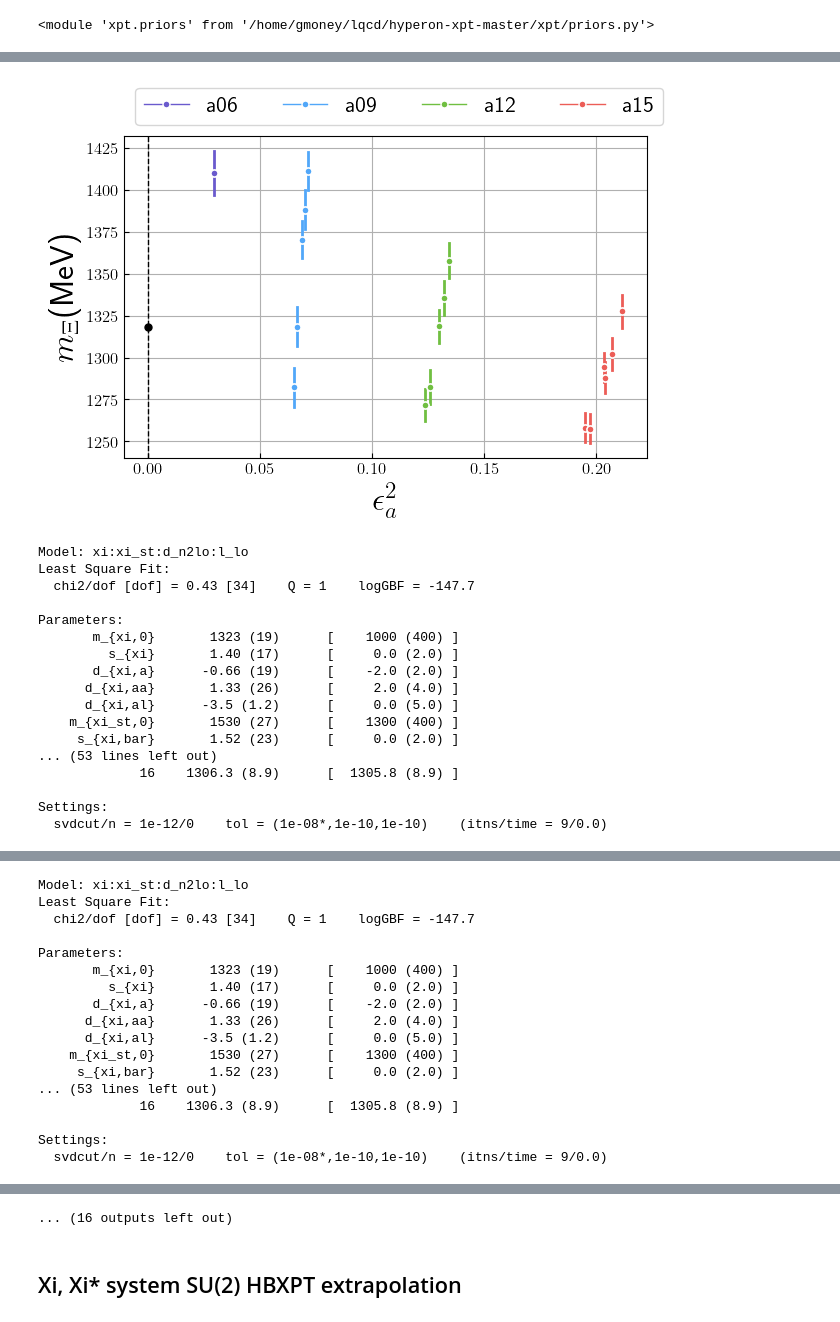
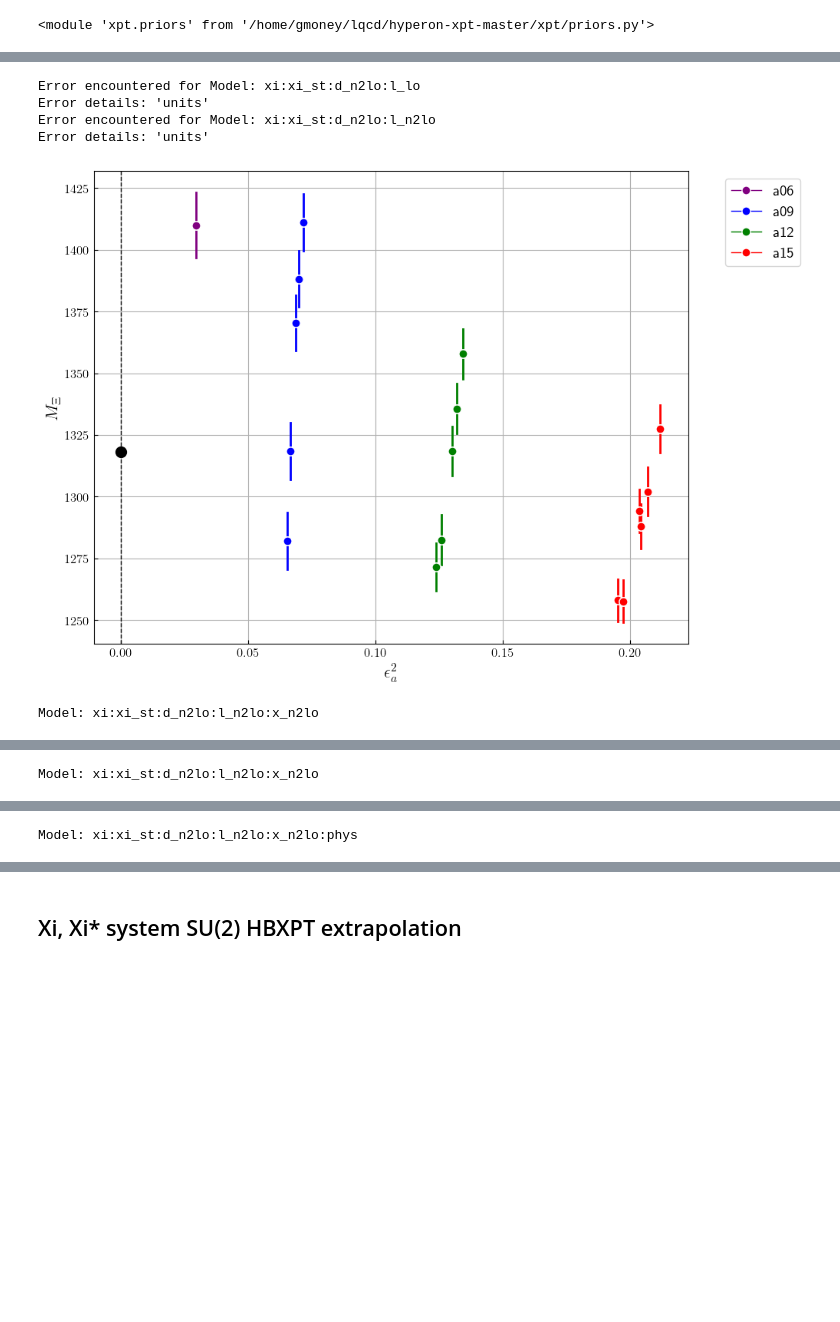
Before and after one commit to gdbrad/hyperon_su2_hbxpt, a Jupyter notebook: notebooks/su2_hyperon_extrap.ipynb, the cells around one changed output, grey strips where cells are left out. Cells and saved outputs as stored; diff of their text form; code cells hidden in the pictures; blank space fills up the shorter version.

```diff
--- a/notebooks/su2_hyperon_extrap.ipynb
+++ b/notebooks/su2_hyperon_extrap.ipynb
@@ -225,0 +68,18 @@ plt.close()
+# %%
+reload(xfa)
+reload(fit)
+model_info=xi_models['xi:xi_st:d_n2lo:l_n2lo:x_n2lo:phys']
+xi_fit = fit.FitRoutine(prior=prior,data=data, project_path=data_dir,model_info=model_info,
+                    phys_point_data=phys_point_data, emp_bayes=None,empbayes_grouping=None)
+print(xi_fit)
+print(xi_fit.extrapolation(observables=['sigma_pi','mass'],data=phys_point_data))
+extrap_analysis = xfa.Xpt_Fit_Analysis(verbose=False, phys_point_data=phys_point_data,
+                                data=data, model_info=model_info, prior=new_prior,project_path=data_dir)
+# y_fit_ = extrap_analysis.extrapolation()
+# print(y_fit_)
+
+# extrap_analysis.plot_params(xparam='mpi_sq',yparam='xi')
+extrap_analysis.plot_params(xparam='eps2_a',observable='xi',show_plot=True,eps=False)
+
+extrap_analysis.plot_params_fit(param='a',observable='xi',eps=False)
+# extrap_analysis.plot_params_fit(param='mpi_sq',observable='xi')
@@ -226,50 +129,38 @@ plt.close()
 # %%
 
 importlib.reload(xfa)
 importlib.reload(fit)
 importlib.reload(i_o)
 
 def perform_fit_and_plot(model_type,mdl_key):
     mdl_info = model_type[mdl_key]
     extrap_analysis = xfa.Xpt_Fit_Analysis(verbose=False, phys_point_data=phys_point_data,
-                                data=data, model_info=mdl_info, prior=new_prior)
+                                data=data, model_info=mdl_info, prior=new_prior,project_path=data_dir)
     fit_out = extrap_analysis.fit
     for part in mdl_info['particles']:
-        plot_params(fit=fit_out,yparam=part)
+        extrap_analysis.plot_params(observable=part,xparam='eps2_a',show_plot=True)
         print(f"Model: {mdl_key}")
-        print(fit_out)
+        # print(fit_out)
 
     # print(extrap_analysis)
 
-    # return fit_out
+        # return fit_out
 
 with open('../xpt/models.yaml', 'r') as f:
     models = yaml.load(f, Loader=yaml.FullLoader)
 xi_models = models['models']['xi_system']
 for mdl_key in xi_models:
     # mdl_info = xi_models[mdl_key]
     try:
         perform_fit_and_plot(xi_models,mdl_key)
     except Exception as e:
         print(f"Error encountered for Model: {mdl_key}")
         print(f"Error details: {e}")
         continue
 # %% [output]
+Error encountered for Model: xi:xi_st:d_n2lo:l_lo
+Error details: 'units'
+Error encountered for Model: xi:xi_st:d_n2lo:l_n2lo
+Error details: 'units'
-[figure, old version]
+[figure, new version]
-Model: xi:xi_st:d_n2lo:l_lo
-Least Square Fit:
-  chi2/dof [dof] = 0.43 [34]    Q = 1    logGBF = -147.7
-
-Parameters:
-       m_{xi,0}       1323 (19)      [    1000 (400) ]
-         s_{xi}       1.40 (17)      [     0.0 (2.0) ]
-       d_{xi,a}      -0.66 (19)      [    -2.0 (2.0) ]
-      d_{xi,aa}       1.33 (26)      [     2.0 (4.0) ]
-      d_{xi,al}      -3.5 (1.2)      [     0.0 (5.0) ]
-    m_{xi_st,0}       1530 (27)      [    1300 (400) ]
-     s_{xi,bar}       1.52 (23)      [     0.0 (2.0) ]
-... (53 lines left out)
-             16    1306.3 (8.9)      [  1305.8 (8.9) ]
-
-Settings:
-  svdcut/n = 1e-12/0    tol = (1e-08*,1e-10,1e-10)    (itns/time = 9/0.0)
+Model: xi:xi_st:d_n2lo:l_n2lo:x_n2lo
@@ -277,17 +168 @@ Settings:
-Model: xi:xi_st:d_n2lo:l_lo
-Least Square Fit:
-  chi2/dof [dof] = 0.43 [34]    Q = 1    logGBF = -147.7
-
-Parameters:
-       m_{xi,0}       1323 (19)      [    1000 (400) ]
-         s_{xi}       1.40 (17)      [     0.0 (2.0) ]
-       d_{xi,a}      -0.66 (19)      [    -2.0 (2.0) ]
-      d_{xi,aa}       1.33 (26)      [     2.0 (4.0) ]
-      d_{xi,al}      -3.5 (1.2)      [     0.0 (5.0) ]
-    m_{xi_st,0}       1530 (27)      [    1300 (400) ]
-     s_{xi,bar}       1.52 (23)      [     0.0 (2.0) ]
-... (53 lines left out)
-             16    1306.3 (8.9)      [  1305.8 (8.9) ]
-
-Settings:
-  svdcut/n = 1e-12/0    tol = (1e-08*,1e-10,1e-10)    (itns/time = 9/0.0)
+Model: xi:xi_st:d_n2lo:l_n2lo:x_n2lo
@@ -311,0 +170 @@ Settings:
+Model: xi:xi_st:d_n2lo:l_n2lo:x_n2lo:phys
@@ -366,3 +181,2 @@ Settings:
-... (16 outputs left out)
 # %% [markdown]
 ## Xi, Xi* system SU(2) HBXPT extrapolation ##
```
Also changed, not shown: parts of 12 cells of this notebook, 10 other files.
